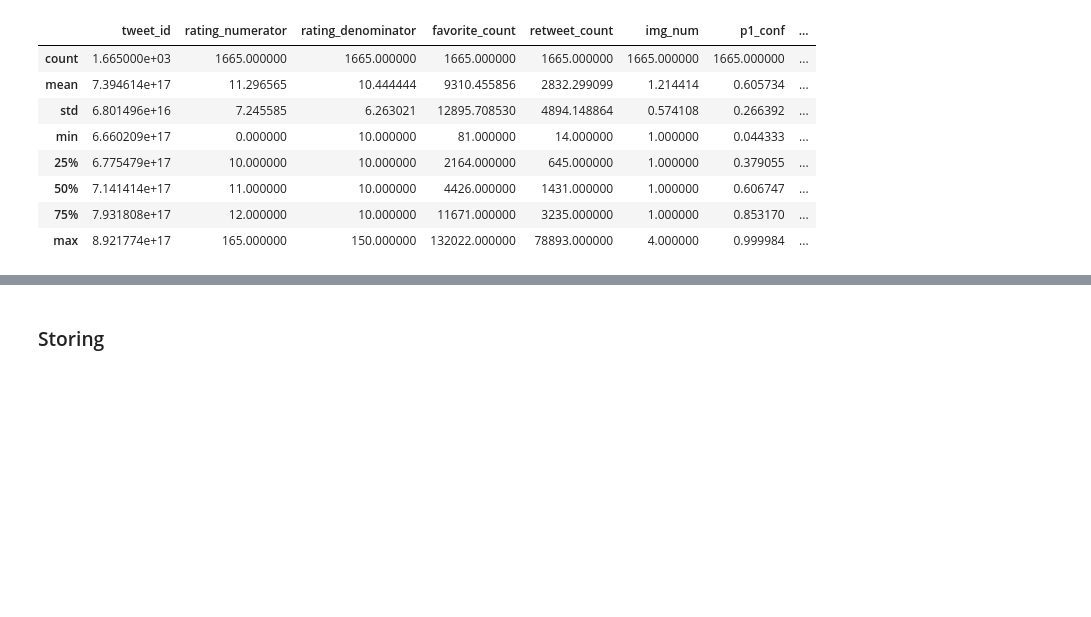
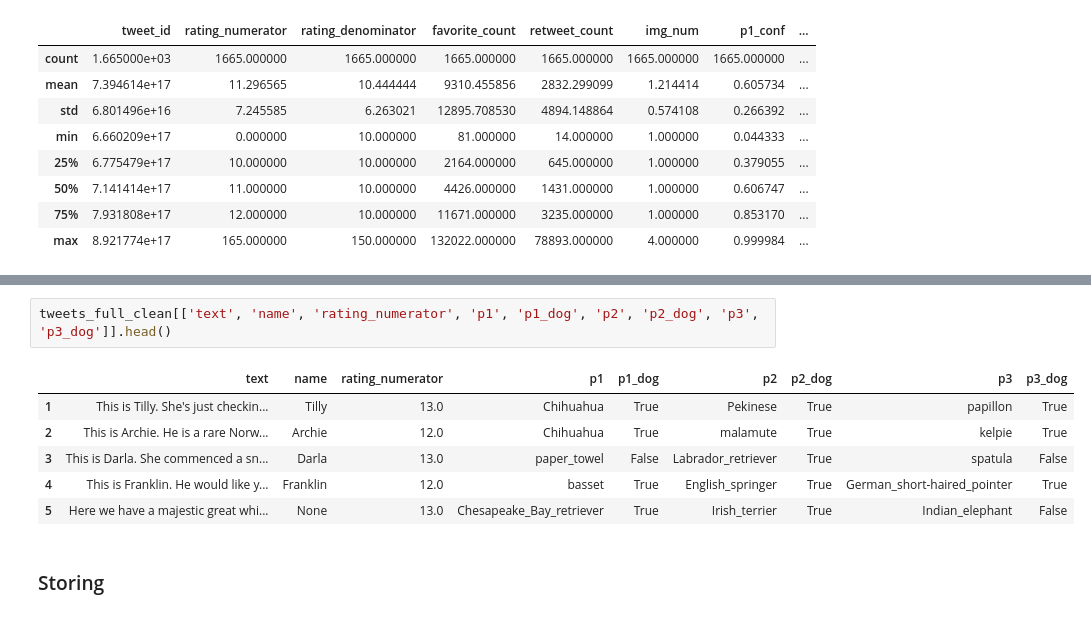
Before and after one commit to Halvinn/Twitter-Dog-Ratings, a Jupyter notebook: wrangle_act.ipynb, the cells around one changed output, grey strips where cells are left out. Drawn from its saved outputs; the diff is of its cells as text; blank space fills up the shorter version.

```diff
--- a/wrangle_act.ipynb
+++ b/wrangle_act.ipynb
@@ -602,3 +602,12 @@ tweets_full_clean.head()
+# %%
+tweets_full_clean[['text', 'name', 'rating_numerator', 'p1', 'p1_dog', 'p2', 'p2_dog', 'p3', 'p3_dog']].head()
+# %% [output]
+|  | text | name | rating_numerator | p1 | p1_dog | p2 | p2_dog | p3 | p3_dog |
+| 1 | This is Tilly. She's just checkin... | Tilly | 13.0 | Chihuahua | True | Pekinese | True | papillon | True |
+| 2 | This is Archie. He is a rare Norw... | Archie | 12.0 | Chihuahua | True | malamute | True | kelpie | True |
+| 3 | This is Darla. She commenced a sn... | Darla | 13.0 | paper_towel | False | Labrador_retriever | True | spatula | False |
+| 4 | This is Franklin. He would like y... | Franklin | 12.0 | basset | True | English_springer | True | German_short-haired_pointer | True |
+| 5 | Here we have a majestic great whi... | None | 13.0 | Chesapeake_Bay_retriever | True | Irish_terrier | True | Indian_elephant | False |
 # %% [markdown]
 ### Storing
 # %%
```
Also changed, not shown: parts of 5 cells of this notebook.
